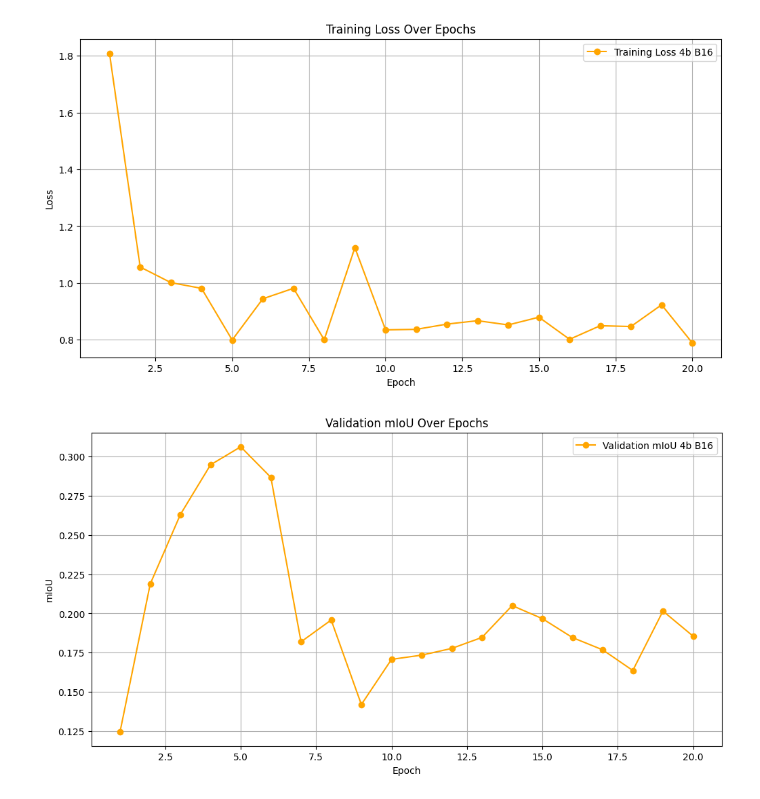
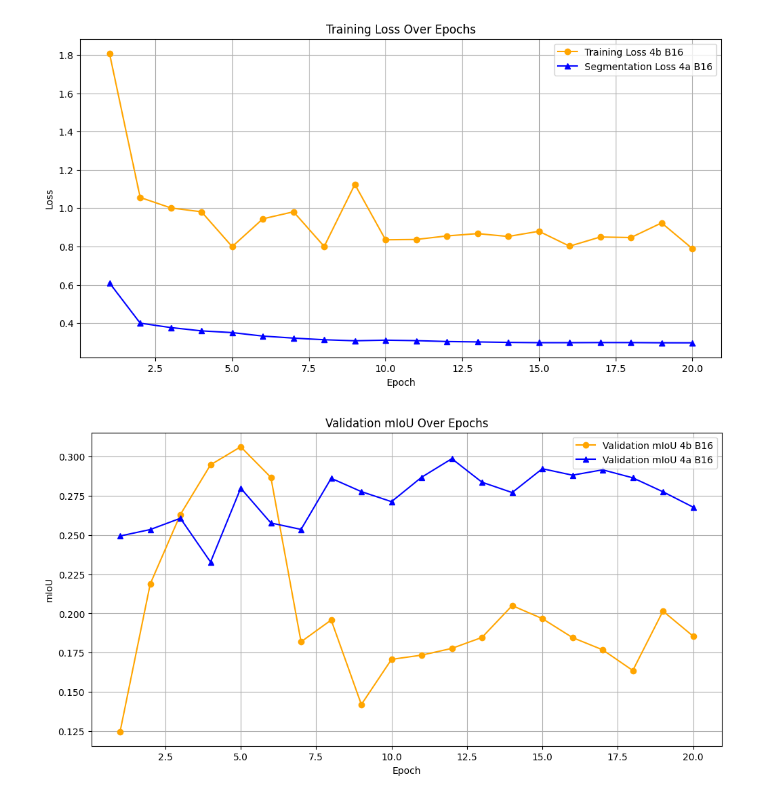
Before and after one commit to MichelePoli/AMLProject, a Jupyter notebook: GRAPH/4_graph.ipynb, the cells around one changed output. Cells and saved outputs as stored; diff of their text form; code cells hidden in the pictures.

```diff
--- a/GRAPH/4_graph.ipynb
+++ b/GRAPH/4_graph.ipynb
@@ -3,7 +3,7 @@ import matplotlib.pyplot as plt
 import numpy as np
 
 
-train_loss = loss_values = [
+train_loss_4b_B16 = [
     1.8081,  # Epoch 1
     1.0562,  # Epoch 2
     1.0013,  # Epoch 3
@@ -26,8 +26,8 @@ train_loss = loss_values = [
     0.7893   # Epoch 20
 ]
 
-val_loss = [0.4801, 0.3500, 0.3102, 0.2756, 0.2508, 0.2304, 0.2153, 0.2027, 0.1910, 0.1815, 0.1730, 0.1652, 0.1585, 0.1525, 0.1471, 0.1424, 0.1382, 0.1343, 0.1308, 0.1276]
-val_miou = [
+val_loss_4b_B16 = [0.4801, 0.3500, 0.3102, 0.2756, 0.2508, 0.2304, 0.2153, 0.2027, 0.1910, 0.1815, 0.1730, 0.1652, 0.1585, 0.1525, 0.1471, 0.1424, 0.1382, 0.1343, 0.1308, 0.1276]
+val_miou_4b_B16 = [
     0.1246,  # Epoch 1
     0.2188,  # Epoch 2
     0.2631,  # Epoch 3
@@ -43,34 +43,46 @@ val_miou = [
     0.1847,  # Epoch 13
     0.2050,  # Epoch 14
     0.1967,  # Epoch 15
     0.1846,  # Epoch 16
     0.1768,  # Epoch 17
     0.1636,  # Epoch 18
     0.2015,  # Epoch 19
     0.1855   # Epoch 20
 ]
 
 
+validation_miou_4a= [0.2494, 0.2535, 0.2607, 0.2328, 0.2799, 0.2577, 0.2536, 0.2862, 0.2777, 0.2713,
+                       0.2869, 0.2987, 0.2837, 0.2771, 0.2923, 0.2882, 0.2916, 0.2865, 0.2776, 0.2678]
+target_miou_4a= [0.2903, 0.2893, 0.2671, 0.2453, 0.2584, 0.2588, 0.2678, 0.2980, 0.3059, 0.2779,
+                    0.2933, 0.3041, 0.2854, 0.2901, 0.2968, 0.2889, 0.2913, 0.2982, 0.2796, 0.2679]
+seg_loss_4a= [0.6100, 0.4000, 0.3768, 0.3596, 0.3506, 0.3325, 0.3218, 0.3133, 0.3079, 0.3112,
+                 0.3086, 0.3040, 0.3019, 0.2994, 0.2980, 0.2980, 0.2986, 0.2985, 0.2974, 0.2972]
+
+
 # Plot Training Loss
 plt.figure(figsize=(12, 6))
-plt.plot(range(1, 21), train_loss, marker='o', label='Training Loss 4b B16', color='orange')
+plt.plot(range(1, 21), train_loss_4b_B16, marker='o', label='Training Loss 4b B16', color='orange')
+plt.plot(range(1, 21), seg_loss_4a, marker='^', label='Segmentation Loss 4a B16', color='blue')
 
 plt.title('Training Loss Over Epochs')
 plt.xlabel('Epoch')
 plt.ylabel('Loss')
 plt.grid(True)
 plt.legend()
 plt.show()
 
 
 plt.figure(figsize=(12, 6))
-plt.plot(range(1, 21), val_miou, marker='o', label='Validation mIoU 4b B16', color='orange')
+plt.plot(range(1, 21), val_miou_4b_B16, marker='o', label='Validation mIoU 4b B16', color='orange')
+plt.plot(range(1, 21), validation_miou_4a, marker='^', label='Validation mIoU 4a B16', color='blue')
+
+
 plt.title('Validation mIoU Over Epochs')
 plt.xlabel('Epoch')
 plt.ylabel('mIoU')
 plt.grid(True)
 plt.legend()
 plt.show()
 # %% [output]
-[figure, old version]
+[figure, new version]
-[figure, old version]
+[figure, new version]
```
Also changed, not shown: 7 other files.
